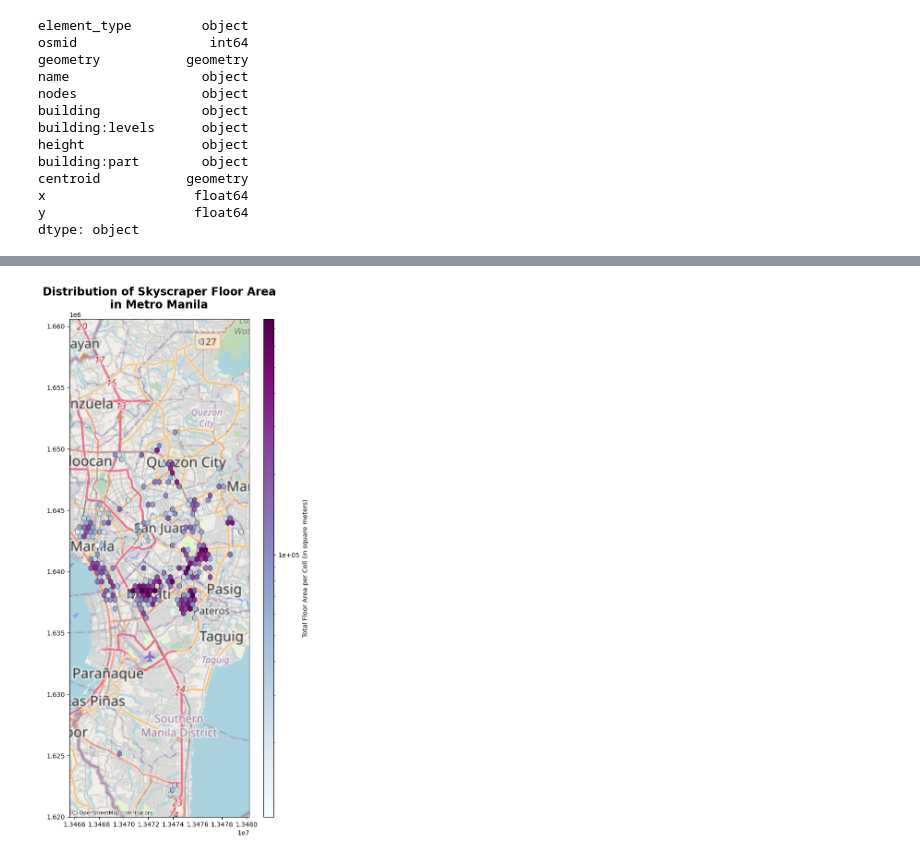
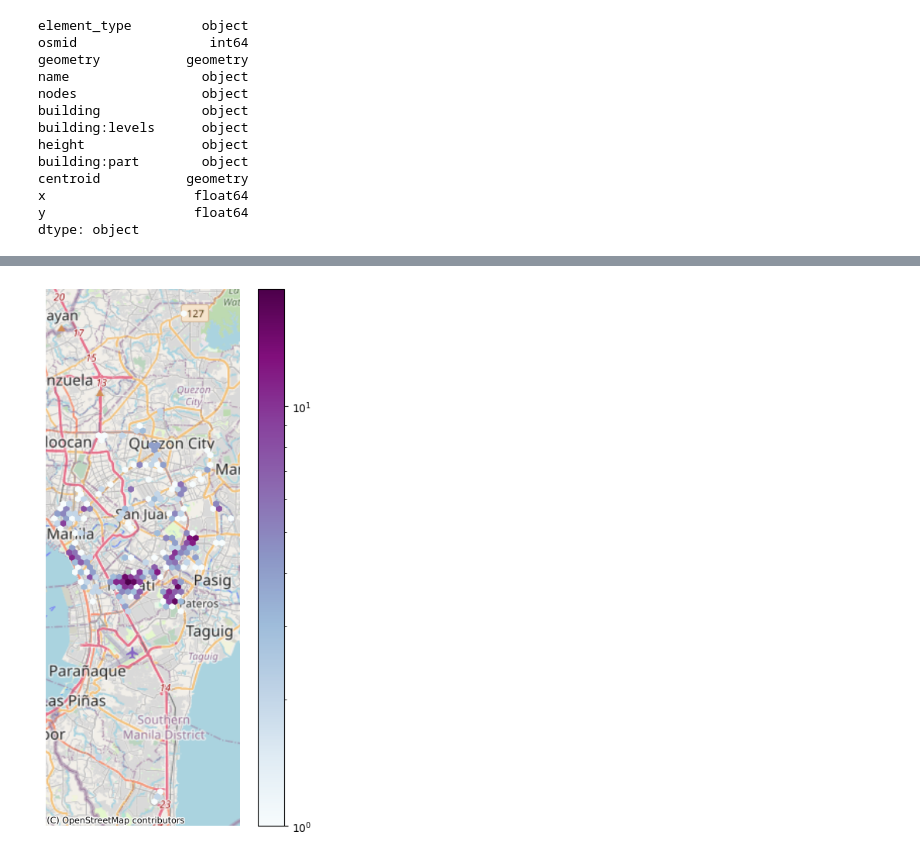
Before and after one commit to Automating-GIS-processes-II-2023/final-assignment-jeromemaiquez, a Jupyter notebook: final_exercise.ipynb, the cells around one changed output, grey strips where cells are left out. Cells and saved outputs as stored; diff of their text form; code cells hidden in the pictures.

Commit message:
Tested heatmap visualization

```diff
--- a/final_exercise.ipynb
+++ b/final_exercise.ipynb
@@ -226,3 +277,29 @@ skyscrapers["total_floor_area"] = skyscrapers["building:levels"].astype(int) * s
+# %%
+ax = skyscrapers.plot.hexbin(
+    column="total_floor_area",
+    x="x",
+    y="y",
+
+    figsize=(6,9),
+    gridsize=(30,50),
+    bins="log",
+    reduce_C_function=np.sum,
+
+    cmap="BuPu",
+    # edgecolor="k",
+    linewidth=0.3,
+)
+
+cx.add_basemap(ax, source=cx.providers.OpenStreetMap.Mapnik)
+
+ax.set_axis_off()
+
+xmin = skyscrapers["x"].min()
+xmax = skyscrapers["y"].max()
+
+# ax.set_xlim(xmin, xmax)
+# %% [output]
+[figure, added]
 # %%
 import matplotlib.ticker as ticker
 
@@ -265,5 +342,3 @@ plt.title(
 )
 
 cx.add_basemap(ax2, source=cx.providers.OpenStreetMap.Mapnik)
-# %% [output]
-[figure, removed]
```
Also changed, not shown: parts of 5 cells of this notebook.
